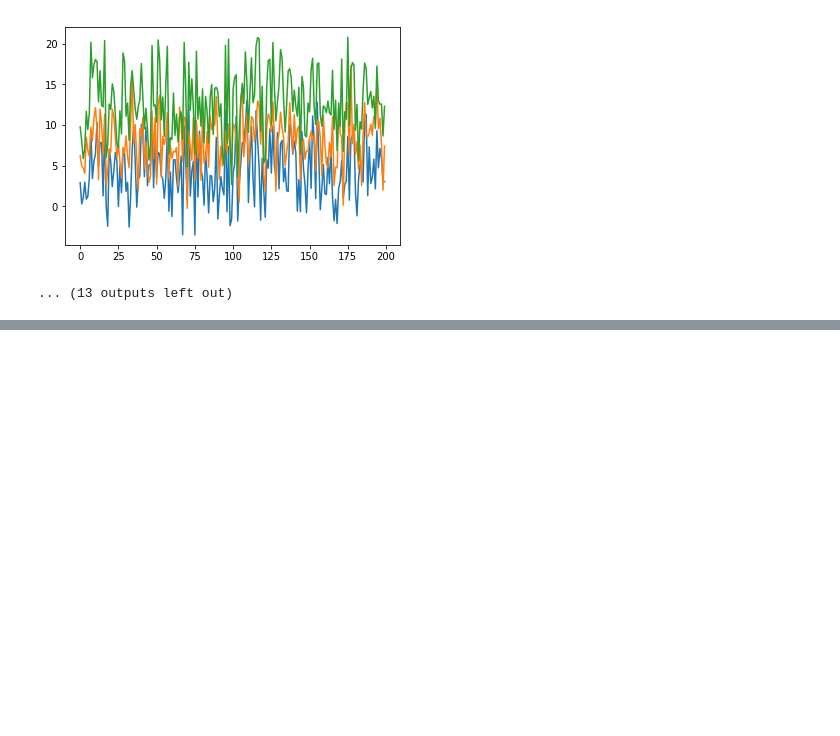
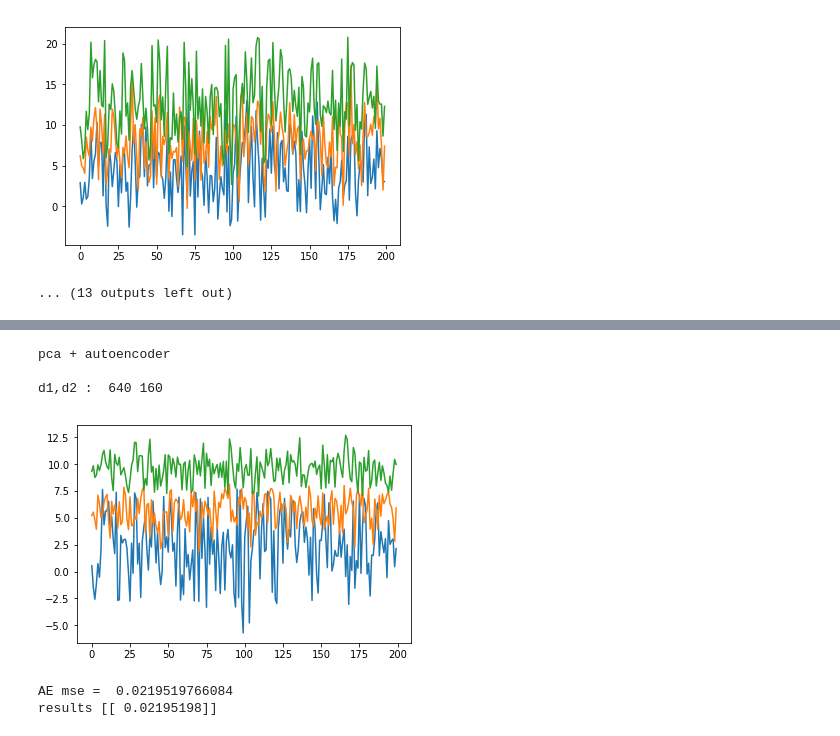
Before and after one commit to shadiakiki1986/test-ml, a Jupyter notebook: t1e3_pca_ae_nonlinear-2-deep.ipynb, the cells around one changed output, grey strips where cells are left out. Cells and saved outputs as stored; diff of their text form; code cells hidden in the pictures; blank space fills up the shorter version.

Commit message:
tested pca + deep ae

```diff
--- a/t1e3_pca_ae_nonlinear-2-deep.ipynb
+++ b/t1e3_pca_ae_nonlinear-2-deep.ipynb
@@ -238,0 +259,32 @@ plt.show()
+# %%
+print("pca + autoencoder")
+N_epochs = 25
+d1_all = [640] # [640,320,160,80] # [12,20,30,40]
+d2_all = [160] # [640,320,160,80] # [ 6,10,15,20]
+n_c_i = 3
+results = np.zeros(shape=(len(d1_all),len(d2_all)))
+for d1_i in range(len(d1_all)):
+    for d2_i in range(len(d2_all)):
+        pca = PCA(n_components=n_c_i, random_state=888, svd_solver = 'full')
+        X_pca = pca.fit_transform(X)
+        X_pcai_norm = utils.myNorm3(X_pca)
+        d1 = d1_all[d1_i]
+        d2 = d2_all[d2_i]
+        autoencoder, encoder = utils.buildNetwork2_deep(
+            X_pcai_norm.shape[1],
+            enc_dim1 = d1,
+            enc_dim2 = d2,
+            enc_dim3 = 6,
+            enc_dim4 = 3
+        )
+        print("")
+        print("d1,d2 : ",d1,d2)
+        results[d1_i,d2_i] = utils.ae_fit_encode_plot_mse(X_pcai_norm, autoencoder, encoder, N_epochs, verbose=0)
+        print("results",results)
+# %% [output]
+pca + autoencoder
+
+d1,d2 :  640 160
+[figure, added]
+AE mse =  0.0219519766084
+results [[ 0.02195198]]
```
Also changed, not shown: parts of 4 cells of this notebook, 3 other files.
